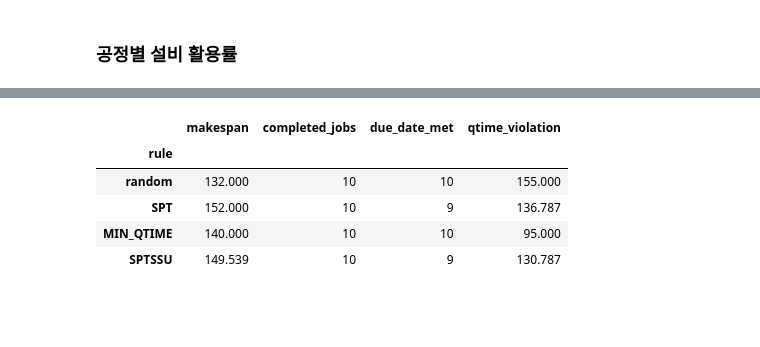
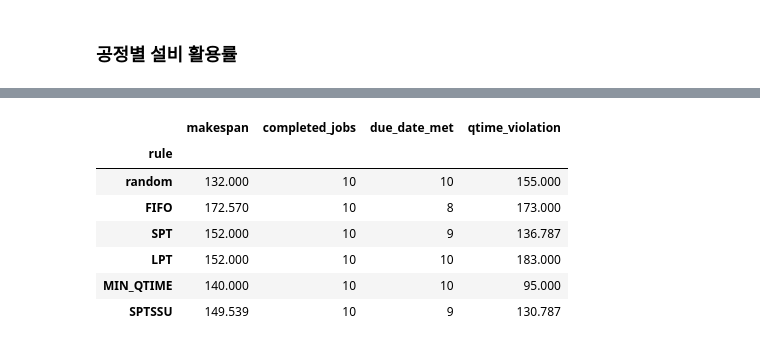
Before and after one commit to cryscham123/simulation_teamwork, a Jupyter notebook: result.ipynb, the cells around one changed output, grey strips where cells are left out. Cells and saved outputs as stored; diff of their text form; code cells hidden in the pictures; blank space fills up the shorter version.

```diff
--- a/result.ipynb
+++ b/result.ipynb
@@ -238,35 +238,37 @@ def run_simulation(rule: str, seed: int = 42) -> dict:
     completed, due_ok = 0, 0
     for job in _scheduler._Scheduler__jobs:
         completed += int(job.completed_time > 0.0)
         due_ok    += int(job.is_in_due_date())
 
     df_logs = pd.DataFrame(_logger.logs)
     qtime_rows = df_logs[
         (df_logs['resource'] == 'job') & (df_logs['event'] == 'qtime_over')
     ]
     qtime_total = round((qtime_rows['finish'] - qtime_rows['start']).sum(), 3)
 
     return {
         'rule':              rule,
         'makespan':          round(_env.now, 3),
         'completed_jobs':    completed,
         'due_date_met':      due_ok,
         'qtime_violation':   round(qtime_total, 3),
     }
 
-RULES = ['random', 'SPT', 'MIN_QTIME', 'SPTSSU']
+RULES = ['random', 'FIFO', 'SPT', 'LPT', 'MIN_QTIME', 'SPTSSU']
 results = [run_simulation(r) for r in RULES]
 
 df_compare = pd.DataFrame(results).set_index('rule')
 display(df_compare)
 
 # 복원
 os.environ['JOB_RULE'] = JOB_RULE
 # %% [output]
 |  | makespan | completed_jobs | due_date_met | qtime_violation |
 | rule |  |  |  |  |
 | random | 132.000 | 10 | 10 | 155.000 |
+| FIFO | 172.570 | 10 | 8 | 173.000 |
 | SPT | 152.000 | 10 | 9 | 136.787 |
+| LPT | 152.000 | 10 | 10 | 183.000 |
 | MIN_QTIME | 140.000 | 10 | 10 | 95.000 |
 | SPTSSU | 149.539 | 10 | 9 | 130.787 |
 # %%
```
Also changed, not shown: parts of 2 cells of this notebook, 1 other file.
